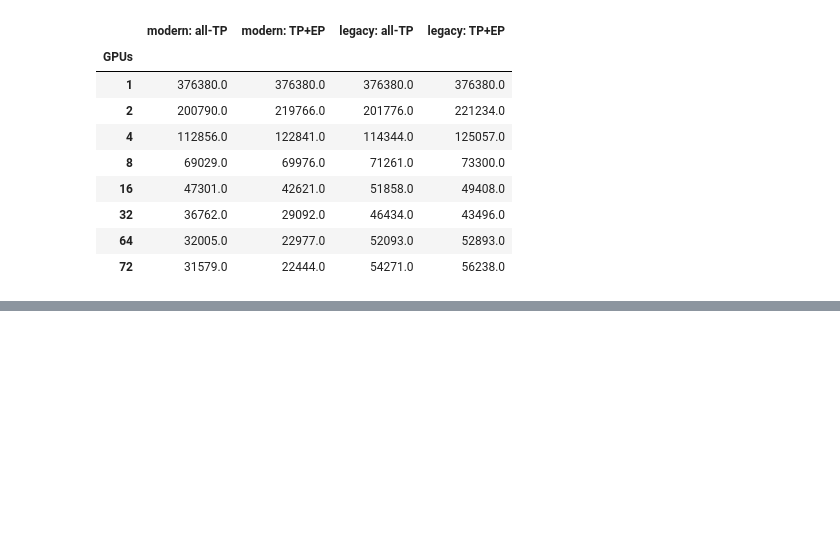
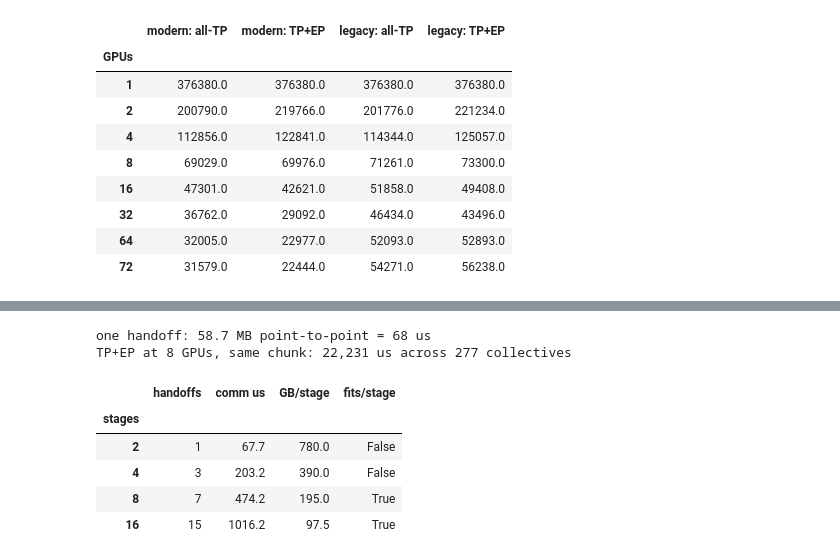
Before and after one commit to dougUCN/kimik3-exercise, a Jupyter notebook: roofline.ipynb, the cells around one changed output, grey strips where cells are left out. Cells and saved outputs as stored; diff of their text form; code cells hidden in the pictures; blank space fills up the shorter version.

```diff
--- a/roofline.ipynb
+++ b/roofline.ipynb
@@ -1495,0 +1553,25 @@ prefill chunk 4,096, total us per chunk
+# %%
+S = CHUNK * cfg.d_model * BYTES["bf16"]
+hop = fab.latency_at(2) + S / fab.bw_per_gpu   # point-to-point, not a collective
+
+pipe = pd.DataFrame({
+    "stages": [2, 4, 8, 16],
+    "handoffs": [P - 1 for P in [2, 4, 8, 16]],
+    "comm us": [(P - 1) * hop * 1e6 for P in [2, 4, 8, 16]],
+    "GB/stage": [weights_gb / P for P in [2, 4, 8, 16]],
+}).set_index("stages")
+pipe["fits/stage"] = pipe["GB/stage"] <= hw.hbm_bytes / 1e9
+
+print(f"one handoff: {S / 1e6:.1f} MB point-to-point = {hop * 1e6:.0f} us")
+print(f"TP+EP at 8 GPUs, same chunk: {ep_pre.loc[8, 'nvlink us']:,.0f} us "
+      f"across {cfg.n_layers + 2 * cfg.n_moe_layers} collectives\n")
+pipe.round(1)
+# %% [output]
+one handoff: 58.7 MB point-to-point = 68 us
+TP+EP at 8 GPUs, same chunk: 22,231 us across 277 collectives
+|  | handoffs | comm us | GB/stage | fits/stage |
+| stages |  |  |  |  |
+| 2 | 1 | 67.7 | 780.0 | False |
+| 4 | 3 | 203.2 | 390.0 | False |
+| 8 | 7 | 474.2 | 195.0 | True |
+| 16 | 15 | 1016.2 | 97.5 | True |
```
Also changed, not shown: parts of 8 cells of this notebook.
